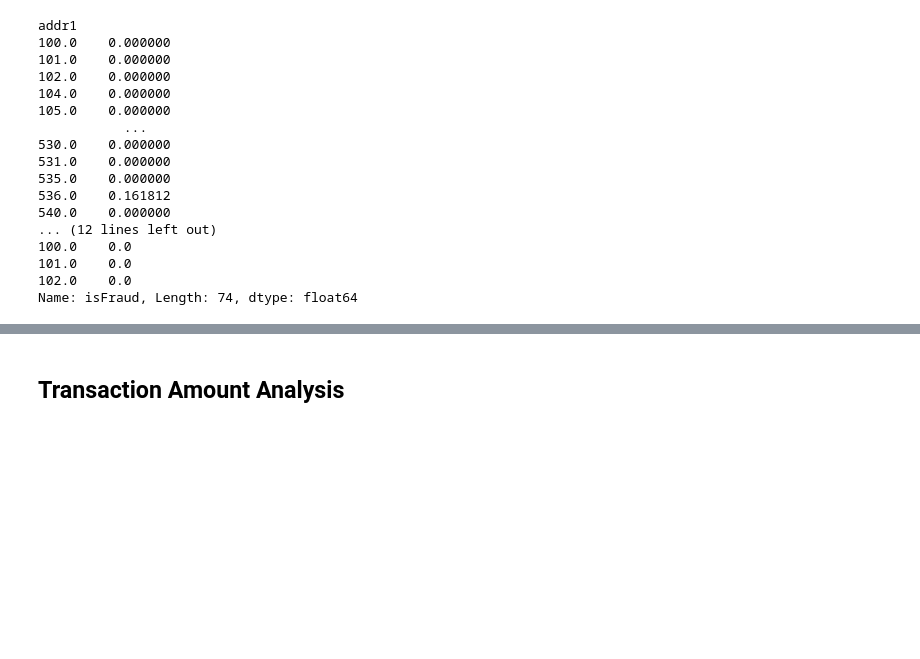
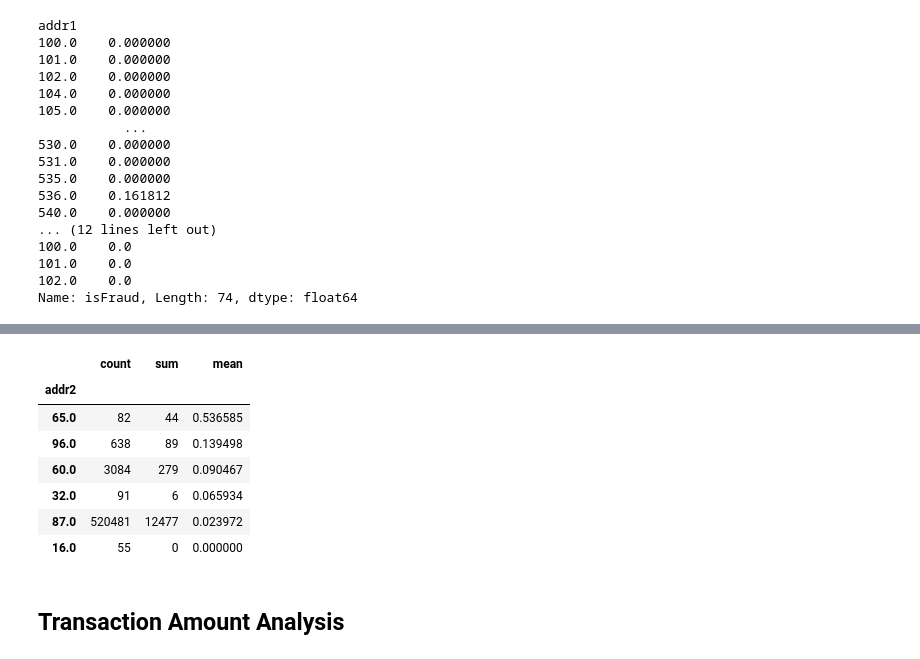
Before and after one commit to Mansi-Jadhav/End-to-End-Fraud-Detection, a Jupyter notebook: 1. EDA.ipynb, the cells around one changed output, grey strips where cells are left out. Cells and saved outputs as stored; diff of their text form; code cells hidden in the pictures; blank space fills up the shorter version.

```diff
--- a/1. EDA.ipynb
+++ b/1. EDA.ipynb
@@ -689,3 +728,26 @@ Name: isFraud, Length: 74, dtype: float64
+# %%
+addr2_stats = (
+    train.groupby('addr2')['isFraud']
+    .agg(['count','sum','mean'])
+)
+
+addr2_stats = addr2_stats[
+    addr2_stats['count'] >= 50
+]
+
+addr2_stats.sort_values(
+    'mean',
+    ascending=False
+).head(15)
+# %% [output]
+|  | count | sum | mean |
+| addr2 |  |  |  |
+| 65.0 | 82 | 44 | 0.536585 |
+| 96.0 | 638 | 89 | 0.139498 |
+| 60.0 | 3084 | 279 | 0.090467 |
+| 32.0 | 91 | 6 | 0.065934 |
+| 87.0 | 520481 | 12477 | 0.023972 |
+| 16.0 | 55 | 0 | 0.000000 |
 # %% [markdown]
 ## Transaction Amount Analysis
 # %%
```
Also changed, not shown: parts of 22 cells of this notebook.
